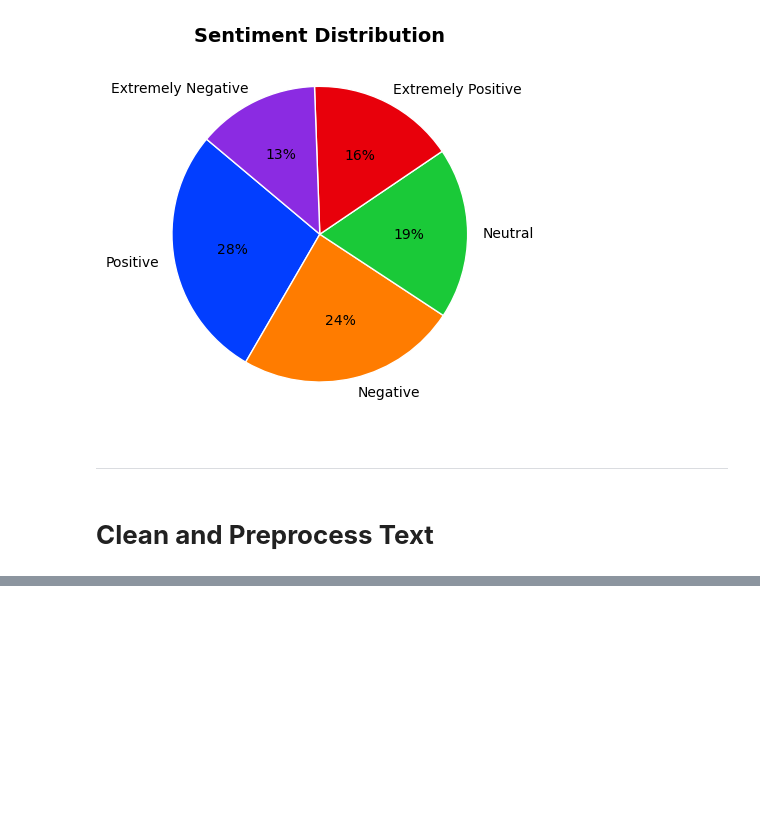
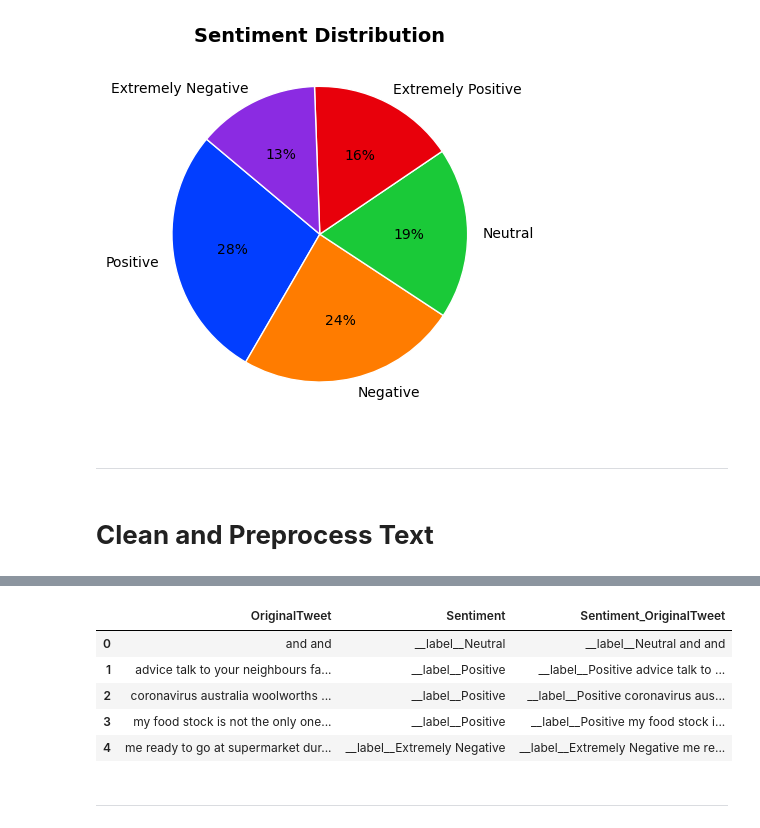
Before and after one commit to stefanusfelix/Coronavirus-Tweets-Text-Classification, a Jupyter notebook: corona_tweets_nlp.ipynb, the cells around one changed output, grey strips where cells are left out. Saved outputs shown, nothing was run; the diff lists cells and outputs as text; code cells hidden in the pictures; blank space fills up the shorter version.

Commit message:
Export cleaned training dataset

```diff
--- a/corona_tweets_nlp.ipynb
+++ b/corona_tweets_nlp.ipynb
@@ -206,0 +210,10 @@ df_train.head()
+# %%
+df_train["Sentiment_OriginalTweet"] = df_train["Sentiment"] + " " + df_train["OriginalTweet"]
+df_train.head()
+# %% [output]
+|  | OriginalTweet | Sentiment | Sentiment_OriginalTweet |
+| 0 | and and | __label__Neutral | __label__Neutral and and |
+| 1 | advice talk to your neighbours fa... | __label__Positive | __label__Positive advice talk to ... |
+| 2 | coronavirus australia woolworths ... | __label__Positive | __label__Positive coronavirus aus... |
+| 3 | my food stock is not the only one... | __label__Positive | __label__Positive my food stock i... |
+| 4 | me ready to go at supermarket dur... | __label__Extremely Negative | __label__Extremely Negative me re... |
@@ -206,0 +222,2 @@ df_train.head()
+# %% [markdown]
+---
```
Also changed, not shown: parts of 9 cells of this notebook, 1 other file.
